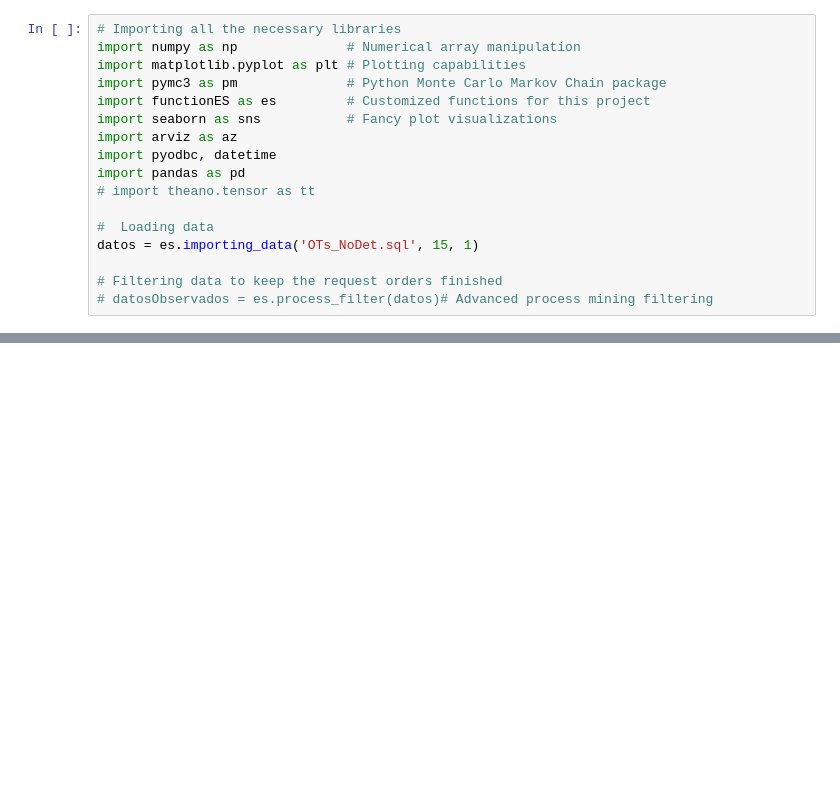
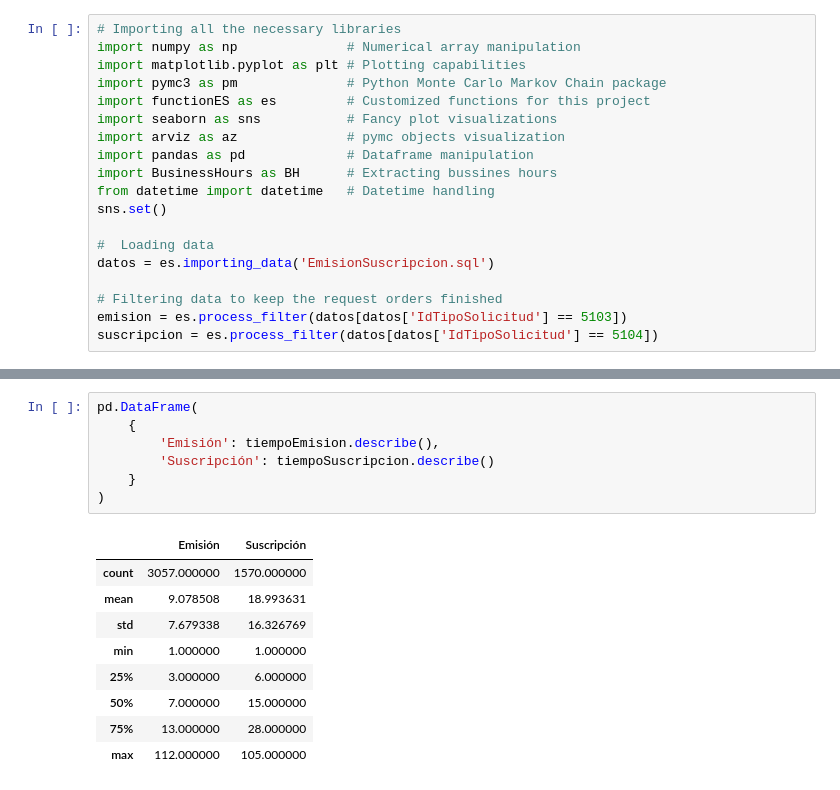
Before and after one commit to ludwigregalado/EmisionSuscripcion, a Jupyter notebook: DataModeling_No_TimeChange.ipynb, the cells around one changed output, grey strips where cells are left out. Cells and saved outputs as stored; diff of their text form; blank space fills up the shorter version.

```diff
--- a/DataModeling_No_TimeChange.ipynb
+++ b/DataModeling_No_TimeChange.ipynb
@@ -7,14 +8,16 @@ import matplotlib.pyplot as plt # Plotting capabilities
 import pymc3 as pm              # Python Monte Carlo Markov Chain package
 import functionES as es         # Customized functions for this project
 import seaborn as sns           # Fancy plot visualizations
-import arviz as az
-import pyodbc, datetime
-import pandas as pd
-# import theano.tensor as tt
+import arviz as az              # pymc objects visualization
+import pandas as pd             # Dataframe manipulation
+import BusinessHours as BH      # Extracting bussines hours
+from datetime import datetime   # Datetime handling
+sns.set()
 
 #  Loading data
-datos = es.importing_data('OTs_NoDet.sql', 15, 1)
+datos = es.importing_data('EmisionSuscripcion.sql')
 
 # Filtering data to keep the request orders finished
-# datosObservados = es.process_filter(datos)# Advanced process mining filtering
+emision = es.process_filter(datos[datos['IdTipoSolicitud'] == 5103])
+suscripcion = es.process_filter(datos[datos['IdTipoSolicitud'] == 5104])
 # %% [output]
@@ -115,0 +86,17 @@ plt.show()
+# %%
+pd.DataFrame(
+    {
+        'Emisión': tiempoEmision.describe(),
+        'Suscripción': tiempoSuscripcion.describe()
+    }
+)
+# %% [output]
+|  | Emisión | Suscripción |
+| count | 3057.000000 | 1570.000000 |
+| mean | 9.078508 | 18.993631 |
+| std | 7.679338 | 16.326769 |
+| min | 1.000000 | 1.000000 |
+| 25% | 3.000000 | 6.000000 |
+| 50% | 7.000000 | 15.000000 |
+| 75% | 13.000000 | 28.000000 |
+| max | 112.000000 | 105.000000 |
```
Also changed, not shown: parts of 29 cells of this notebook.
